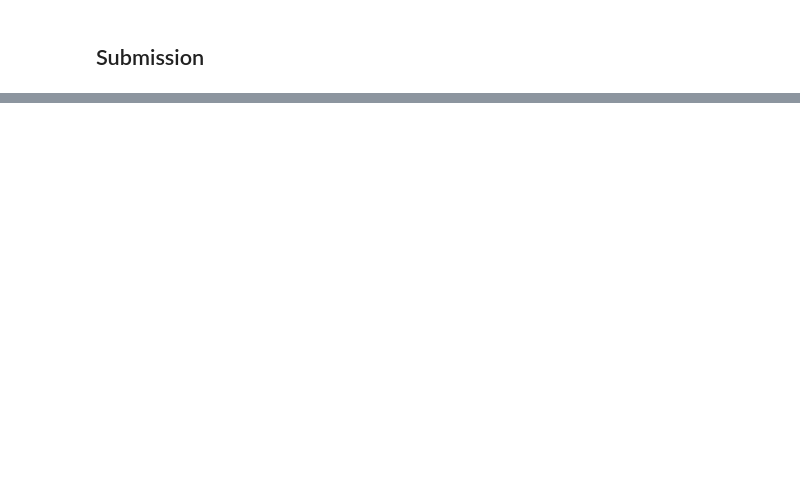
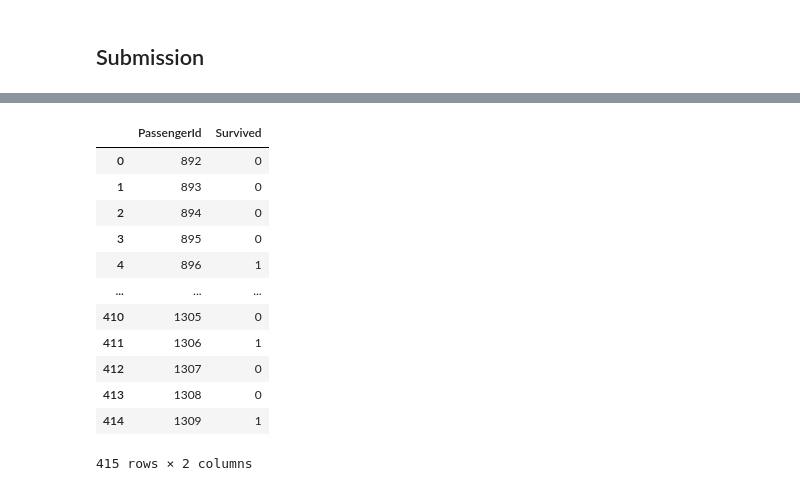
Before and after one commit to sunnatillo91/titanic_ml, a Jupyter notebook: titanic-notebook-for-prediction.ipynb, the cells around one changed output, grey strips where cells are left out. Drawn from its saved outputs; the diff is of its cells as text; code cells hidden in the pictures; blank space fills up the shorter version.

```diff
--- a/titanic-notebook-for-prediction.ipynb
+++ b/titanic-notebook-for-prediction.ipynb
@@ -620,0 +632,3 @@ submission.to_csv('submission.csv', index = False)
+# %%
+submission = pd.read_csv('submission.csv')
+submission.head(10)
@@ -620,0 +647,16 @@ submission.to_csv('submission.csv', index = False)
+# %%
+submission
+# %% [output]
+|  | PassengerId | Survived |
+| 0 | 892 | 0 |
+| 1 | 893 | 0 |
+| 2 | 894 | 0 |
+| 3 | 895 | 0 |
+| 4 | 896 | 1 |
+| ... | ... | ... |
+| 410 | 1305 | 0 |
+| 411 | 1306 | 1 |
+| 412 | 1307 | 0 |
+| 413 | 1308 | 0 |
+| 414 | 1309 | 1 |
+415 rows × 2 columns
```
Also changed, not shown: parts of 13 cells of this notebook.
